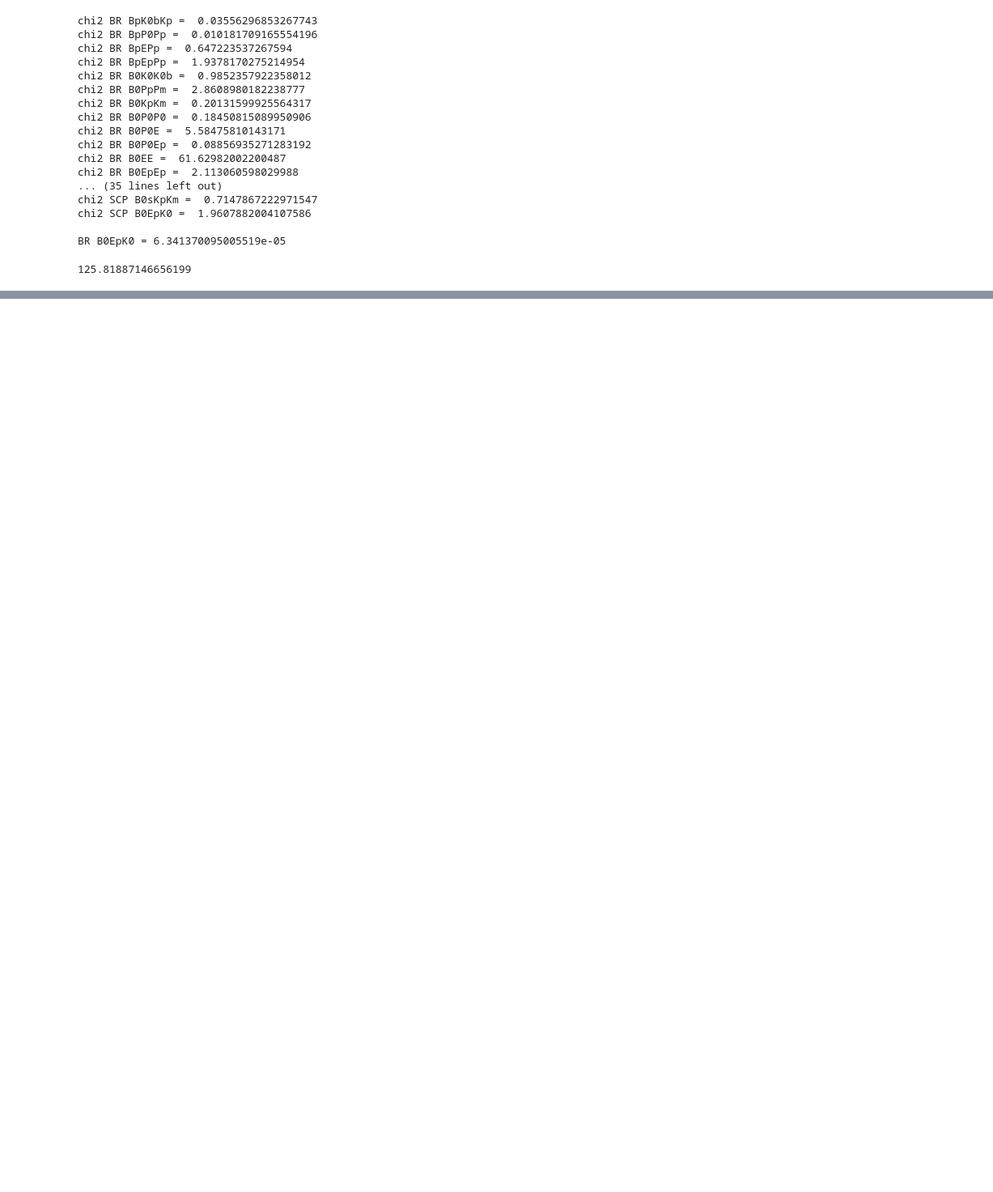
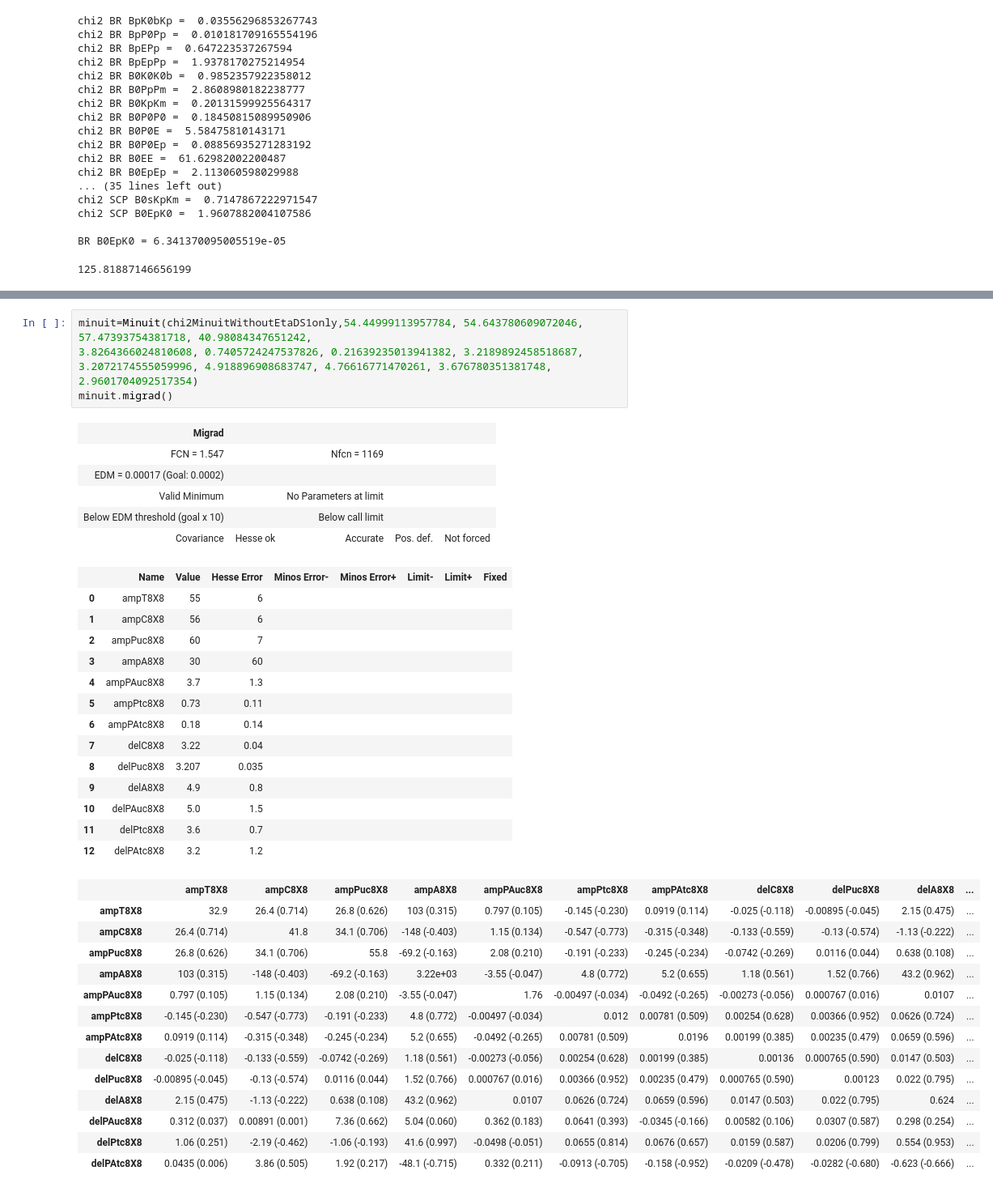
Before and after one commit to AlexandrePerrollaz/SU3FlavourWithEtas, a Jupyter notebook: Fits/tests.ipynb, the cells around one changed output, grey strips where cells are left out. Shown at 81% size. Drawn from its saved outputs; the diff is of its cells as text; blank space fills up the shorter version.

```diff
--- a/Fits/tests.ipynb
+++ b/Fits/tests.ipynb
@@ -39,0 +121,40 @@ BR B0EpK0 = 6.341370095005519e-05
+# %%
+minuit=Minuit(chi2MinuitWithoutEtaDS1only,54.44999113957784, 54.643780609072046, 57.47393754381718, 40.98084347651242,
+3.8264366024810608, 0.7405724247537826, 0.21639235013941382, 3.2189892458518687,
+3.2072174555059996, 4.918896908683747, 4.76616771470261, 3.676780351381748, 2.9601704092517354)
+minuit.migrad()
+# %% [output]
+| Migrad |  |  |  |  |
+| FCN = 1.547 |  | Nfcn = 1169 |  |  |
+| EDM = 0.00017 (Goal: 0.0002) |  |  |  |  |
+| Valid Minimum |  | No Parameters at limit |  |  |
+| Below EDM threshold (goal x 10) |  | Below call limit |  |  |
+| Covariance | Hesse ok | Accurate | Pos. def. | Not forced |
+|  | Name | Value | Hesse Error | Minos Error- | Minos Error+ | Limit- | Limit+ | Fixed |
+| 0 | ampT8X8 | 55 | 6 |  |  |  |  |  |
+| 1 | ampC8X8 | 56 | 6 |  |  |  |  |  |
+| 2 | ampPuc8X8 | 60 | 7 |  |  |  |  |  |
+| 3 | ampA8X8 | 30 | 60 |  |  |  |  |  |
+| 4 | ampPAuc8X8 | 3.7 | 1.3 |  |  |  |  |  |
+| 5 | ampPtc8X8 | 0.73 | 0.11 |  |  |  |  |  |
+| 6 | ampPAtc8X8 | 0.18 | 0.14 |  |  |  |  |  |
+| 7 | delC8X8 | 3.22 | 0.04 |  |  |  |  |  |
+| 8 | delPuc8X8 | 3.207 | 0.035 |  |  |  |  |  |
+| 9 | delA8X8 | 4.9 | 0.8 |  |  |  |  |  |
+| 10 | delPAuc8X8 | 5.0 | 1.5 |  |  |  |  |  |
+| 11 | delPtc8X8 | 3.6 | 0.7 |  |  |  |  |  |
+| 12 | delPAtc8X8 | 3.2 | 1.2 |  |  |  |  |  |
+|  | ampT8X8 | ampC8X8 | ampPuc8X8 | ampA8X8 | ampPAuc8X8 | ampPtc8X8 | ampPAtc8X8 | delC8X8 | delPuc8X8 | delA8X8 | ... |
+| ampT8X8 | 32.9 | 26.4 (0.714) | 26.8 (0.626) | 103 (0.315) | 0.797 (0.105) | -0.145 (-0.230) | 0.0919 (0.114) | -0.025 (-0.118) | -0.00895 (-0.045) | 2.15 (0.475) | ... |
+| ampC8X8 | 26.4 (0.714) | 41.8 | 34.1 (0.706) | -148 (-0.403) | 1.15 (0.134) | -0.547 (-0.773) | -0.315 (-0.348) | -0.133 (-0.559) | -0.13 (-0.574) | -1.13 (-0.222) | ... |
+| ampPuc8X8 | 26.8 (0.626) | 34.1 (0.706) | 55.8 | -69.2 (-0.163) | 2.08 (0.210) | -0.191 (-0.233) | -0.245 (-0.234) | -0.0742 (-0.269) | 0.0116 (0.044) | 0.638 (0.108) | ... |
+| ampA8X8 | 103 (0.315) | -148 (-0.403) | -69.2 (-0.163) | 3.22e+03 | -3.55 (-0.047) | 4.8 (0.772) | 5.2 (0.655) | 1.18 (0.561) | 1.52 (0.766) | 43.2 (0.962) | ... |
+| ampPAuc8X8 | 0.797 (0.105) | 1.15 (0.134) | 2.08 (0.210) | -3.55 (-0.047) | 1.76 | -0.00497 (-0.034) | -0.0492 (-0.265) | -0.00273 (-0.056) | 0.000767 (0.016) | 0.0107 | ... |
+| ampPtc8X8 | -0.145 (-0.230) | -0.547 (-0.773) | -0.191 (-0.233) | 4.8 (0.772) | -0.00497 (-0.034) | 0.012 | 0.00781 (0.509) | 0.00254 (0.628) | 0.00366 (0.952) | 0.0626 (0.724) | ... |
+| ampPAtc8X8 | 0.0919 (0.114) | -0.315 (-0.348) | -0.245 (-0.234) | 5.2 (0.655) | -0.0492 (-0.265) | 0.00781 (0.509) | 0.0196 | 0.00199 (0.385) | 0.00235 (0.479) | 0.0659 (0.596) | ... |
+| delC8X8 | -0.025 (-0.118) | -0.133 (-0.559) | -0.0742 (-0.269) | 1.18 (0.561) | -0.00273 (-0.056) | 0.00254 (0.628) | 0.00199 (0.385) | 0.00136 | 0.000765 (0.590) | 0.0147 (0.503) | ... |
+| delPuc8X8 | -0.00895 (-0.045) | -0.13 (-0.574) | 0.0116 (0.044) | 1.52 (0.766) | 0.000767 (0.016) | 0.00366 (0.952) | 0.00235 (0.479) | 0.000765 (0.590) | 0.00123 | 0.022 (0.795) | ... |
+| delA8X8 | 2.15 (0.475) | -1.13 (-0.222) | 0.638 (0.108) | 43.2 (0.962) | 0.0107 | 0.0626 (0.724) | 0.0659 (0.596) | 0.0147 (0.503) | 0.022 (0.795) | 0.624 | ... |
+| delPAuc8X8 | 0.312 (0.037) | 0.00891 (0.001) | 7.36 (0.662) | 5.04 (0.060) | 0.362 (0.183) | 0.0641 (0.393) | -0.0345 (-0.166) | 0.00582 (0.106) | 0.0307 (0.587) | 0.298 (0.254) | ... |
+| delPtc8X8 | 1.06 (0.251) | -2.19 (-0.462) | -1.06 (-0.193) | 41.6 (0.997) | -0.0498 (-0.051) | 0.0655 (0.814) | 0.0676 (0.657) | 0.0159 (0.587) | 0.0206 (0.799) | 0.554 (0.953) | ... |
+| delPAtc8X8 | 0.0435 (0.006) | 3.86 (0.505) | 1.92 (0.217) | -48.1 (-0.715) | 0.332 (0.211) | -0.0913 (-0.705) | -0.158 (-0.952) | -0.0209 (-0.478) | -0.0282 (-0.680) | -0.623 (-0.666) | ... |
```
Also changed, not shown: parts of 5 cells of this notebook, 3 other files.
